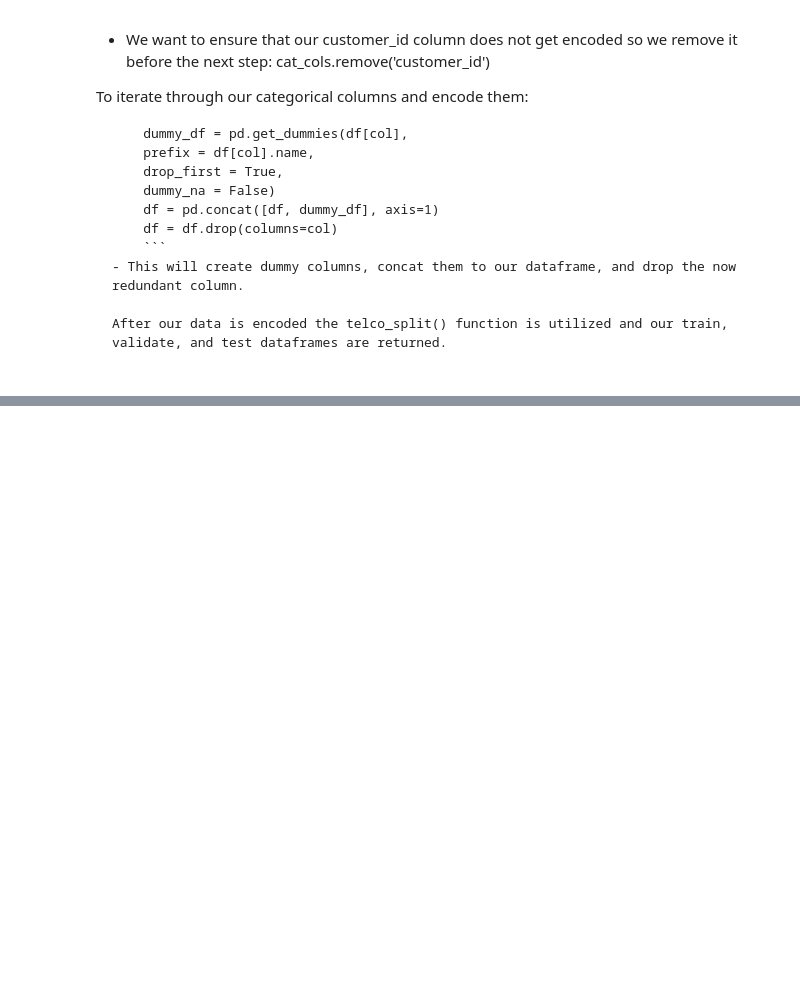
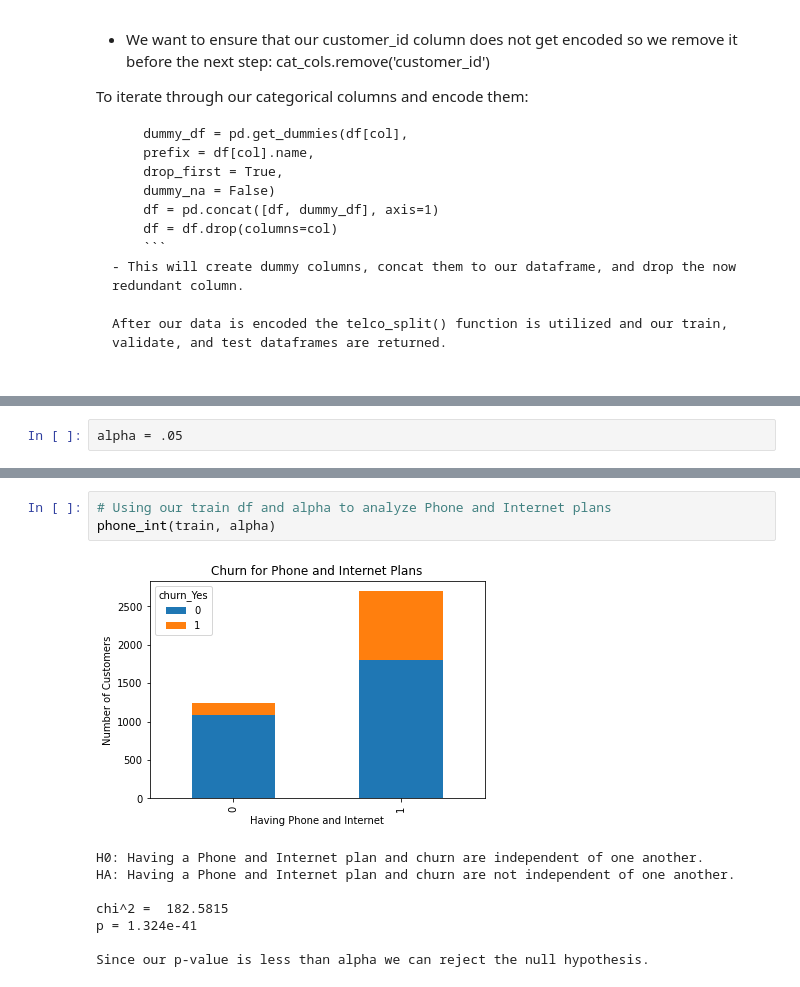
Before and after one commit to watermanbrandyn/classification_project, a Jupyter notebook: Final Report.ipynb, the cells around one changed output, grey strips where cells are left out. Cells and saved outputs as stored; diff of their text form; blank space fills up the shorter version.

```diff
--- a/Final Report.ipynb
+++ b/Final Report.ipynb
@@ -103,0 +110,2 @@ We now want to try and delve out as many of the questions we asked initially, an
+# %%
+alpha = .05
@@ -103,0 +140,12 @@ We now want to try and delve out as many of the questions we asked initially, an
+# %%
+# Using our train df and alpha to analyze Phone and Internet plans
+phone_int(train, alpha)
+# %% [output]
+[figure, added]
+H0: Having a Phone and Internet plan and churn are independent of one another.
+HA: Having a Phone and Internet plan and churn are not independent of one another.
+
+chi^2 =  182.5815
+p = 1.324e-41
+
+Since our p-value is less than alpha we can reject the null hypothesis.
```
Also changed, not shown: parts of 28 cells of this notebook.
